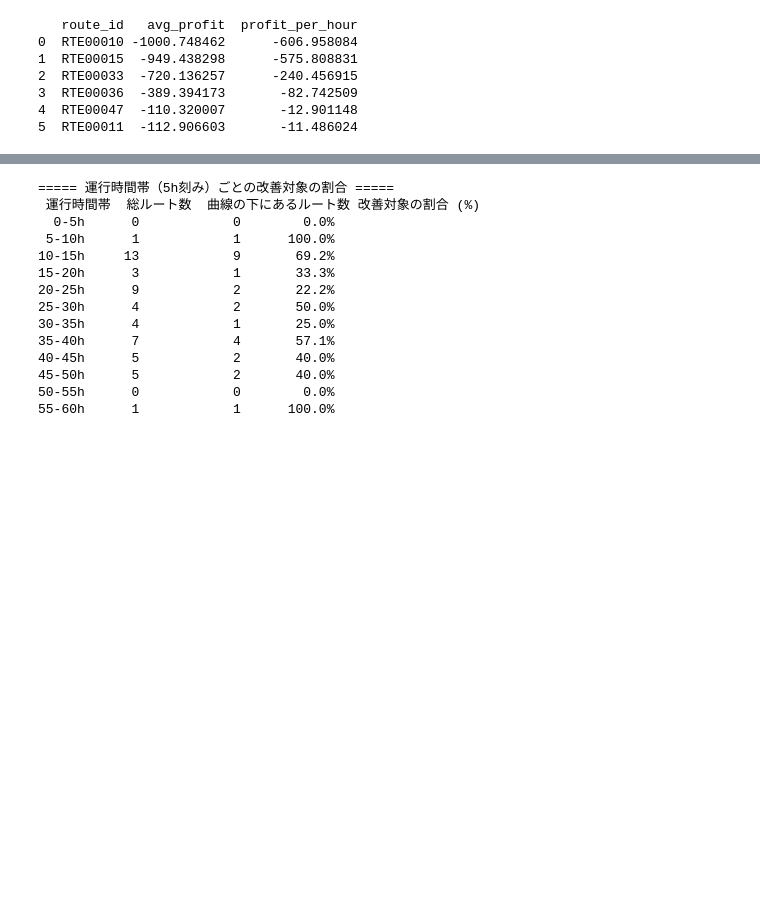
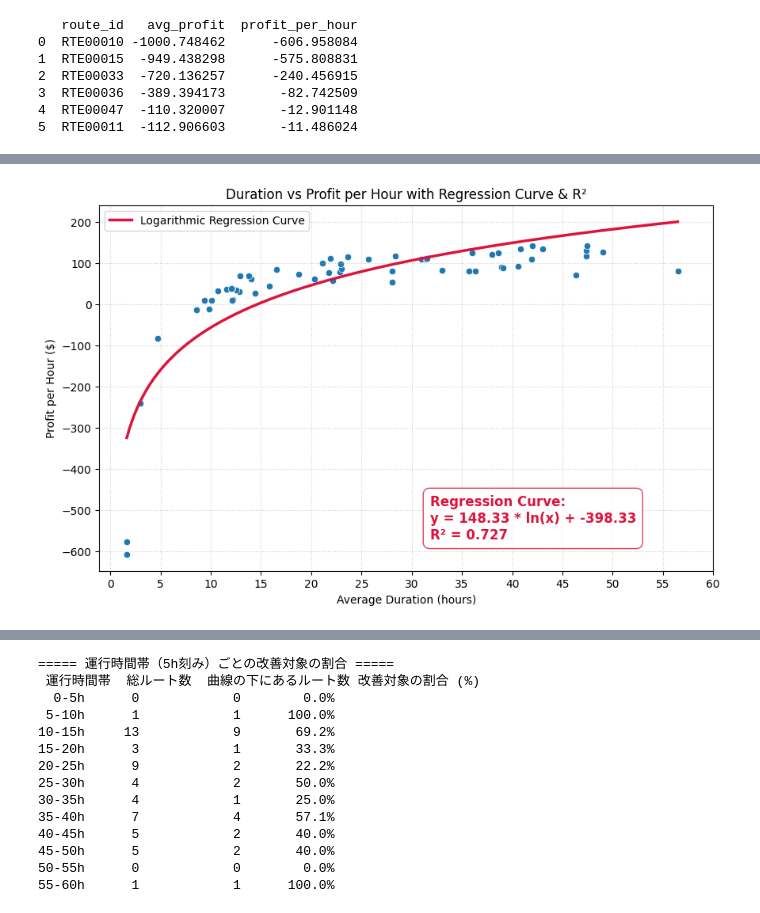
Before and after one commit to Lattemelia/Portforio, a Jupyter notebook: Logistics_Analytics.ipynb, the cells around one changed output, grey strips where cells are left out. Cells and saved outputs as stored; diff of their text form; code cells hidden in the pictures; blank space fills up the shorter version.

Commit message:
Colab を使用して作成されました

```diff
--- a/Logistics_Analytics.ipynb
+++ b/Logistics_Analytics.ipynb
@@ -15,10 +15,11 @@ import matplotlib.pyplot as plt
 import numpy as nd
 import seaborn as sns
 
-delivery_events = pd.read_csv("/content/drive/MyDrive/Colab Notebooks/delivery_events.csv")
-loads = pd.read_csv("/content/drive/MyDrive/Colab Notebooks/loads.csv")
-trips = pd.read_csv("/content/drive/MyDrive/Colab Notebooks/trips.csv")
-routes = pd.read_csv("/content/drive/MyDrive/Colab Notebooks/routes.csv")
+PATH="/content/drive/MyDrive/Colab Notebooks/Logistics"
+delivery_events = pd.read_csv(PATH + "/delivery_events.csv")
+loads = pd.read_csv(PATH + "/loads.csv")
+trips = pd.read_csv(PATH + "/trips.csv")
+routes = pd.read_csv(PATH + "/routes.csv")
 # %%
 events_cols = ['load_id', 'trip_id', 'event_type', 'facility_id','actual_datetime', 'detention_minutes',
        'on_time_flag', 'location_city']
@@ -49,7 +50,7 @@ base_table["actual_datetime"] = base_table["actual_datetime"].dt.date
 from os import rename
 #燃料費算出と結合
 #燃料費を道ごとにサマリ
-fuel_price = pd.read_csv("/content/drive/MyDrive/Colab Notebooks/fuel_purchases.csv")
+fuel_price = pd.read_csv(PATH + "/fuel_purchases.csv")
 fuel_cost = fuel_price.groupby("trip_id")["total_cost"].sum().reset_index()
 #わかりやすくカラム名を変更
 fuel_cost.rename(columns={"total_cost": "total_fuel_cost"}, inplace=True)
@@ -155,0 +131,71 @@ plt.show()
+# %%
+import numpy as np
+import matplotlib.pyplot as plt
+import seaborn as sns
+from sklearn.metrics import r2_score  # 🔥 決定係数を計算するライブラリ
+
+plt.figure(figsize=(10, 6))
+
+#散布図を描画
+sns.scatterplot(
+    data=route_summary,
+    x="avg_duration",
+    y="profit_per_hour"
+)
+
+#対数回帰曲線の計算
+x_data = route_summary["avg_duration"]
+y_data = route_summary["profit_per_hour"]
+
+# xを対数（log）に変換して1次フィットさせ、係数を算出
+a, b = np.polyfit(np.log(x_data), y_data, 1)
+
+#全データの「対数モデルによる予測値（yの理論値）」を計算
+y_pred = a * np.log(x_data) + b
+
+#実績値（y_data）と予測値（y_pred）から決定係数（R2）を算出
+r2 = r2_score(y_data, y_pred)
+
+#数式とR2スコアをテキスト用にフォーマット
+curve_equation = f"y = {a:.2f} * ln(x) + {b:.2f}"
+r2_text = f"R² = {r2:.3f}"  # 小数点以下3桁で表示
+print(f"算出した回帰曲線式: {curve_equation}")
+print(f"決定係数 (R2): {r2:.4f}")
+
+#曲線を描くための滑らかなX軸のデータを作成してプロット
+x_smooth = np.linspace(x_data.min(), x_data.max(), 200)
+y_smooth = a * np.log(x_smooth) + b
+
+plt.plot(
+    x_smooth, y_smooth,
+    color="crimson",
+    linewidth=2.5,
+    label="Logarithmic Regression Curve"
+)
+
+#グラフ内に「回帰曲線の数式」と「決定係数（R2）」を合わせて表示
+x_pos = x_data.max() - ((x_data.max() - x_data.min()) * 0.45)
+y_pos = y_data.min() + ((y_data.max() - y_data.min()) * 0.05)
+
+plt.text(
+    x_pos, y_pos,
+    f"Regression Curve:\n{curve_equation}\n{r2_text}",
+    fontsize=12,
+    color="crimson",
+    weight="bold",
+    bbox=dict(facecolor='white', alpha=0.8, edgecolor='crimson', boxstyle='round,pad=0.5')
+)
+
+# x軸の目盛りを5刻みに設定
+x_max = x_data.max()
+plt.xticks(np.arange(0, x_max + 5, 5))
+
+#タイトルと仕上げ
+plt.title("Duration vs Profit per Hour with Regression Curve & R²")
+plt.xlabel("Average Duration (hours)")
+plt.ylabel("Profit per Hour ($)")
+plt.legend(loc="upper left")
+plt.grid(True, linestyle=":", alpha=0.6)
+
+plt.show()
+# %% [output]
@@ -155,0 +204 @@ plt.show()
+[figure, added]
```
Also changed, not shown: parts of 5 cells of this notebook.
